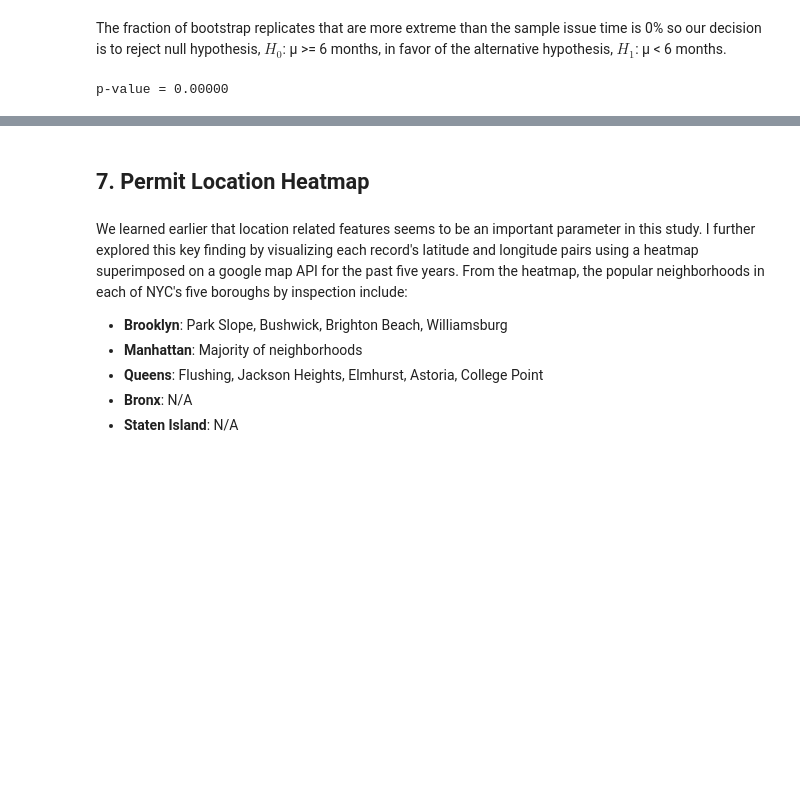
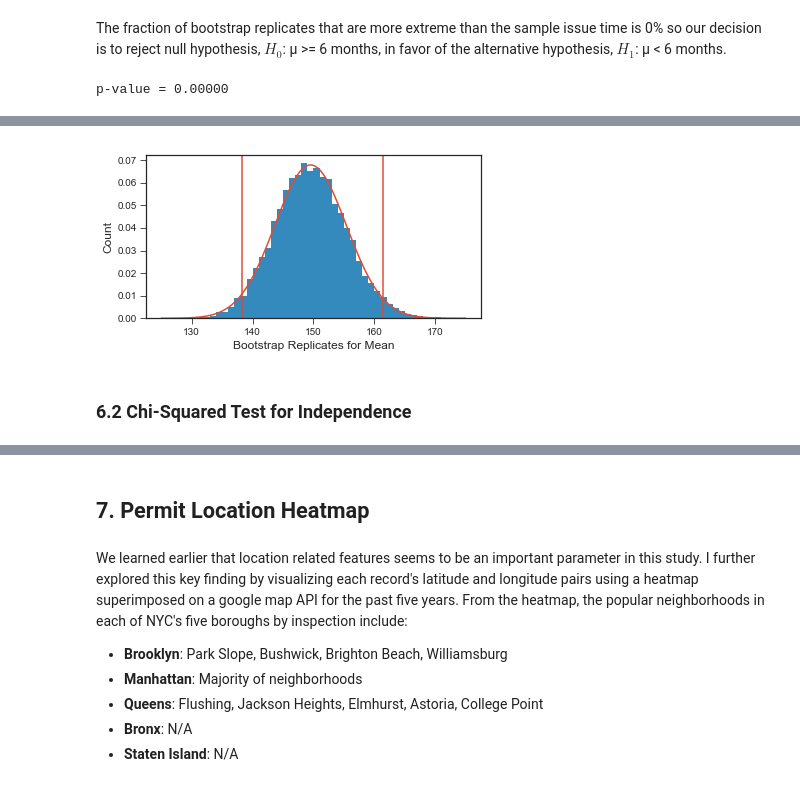
Before and after one commit to dtse91/Springboard, a Jupyter notebook: Capstone 1 Project/Capstone Project 1 Exploratory Data Analysis (EDA).ipynb, the cells around one changed output, grey strips where cells are left out. Saved outputs shown, nothing was run; the diff lists cells and outputs as text; code cells hidden in the pictures; blank space fills up the shorter version.

```diff
--- a/Capstone 1 Project/Capstone Project 1 Exploratory Data Analysis (EDA).ipynb
+++ b/Capstone 1 Project/Capstone Project 1 Exploratory Data Analysis (EDA).ipynb
@@ -280,0 +298,23 @@ print('95% Confidence Interval: ' + str(bootstrap_CI_95))
+# %%
+# Bootstrap approach: Plot distribution of the bootstrap replicates, and also plot the frequentist
+# Parameters for plotting
+plt.figure(figsize=(6,3))
+x = np.linspace(125, 175, 100)
+bs_replicates_mean = np.mean(bs_replicates)
+bs_replicates_std = np.std(bs_replicates)
+pdf = stats.norm.pdf(x, bs_replicates_mean, bs_replicates_std)
+
+# Plot
+plt.plot(x, pdf)
+plt.hist(bs_replicates, range = [125, 175], bins=50, normed=True) # set normed true because we are comparing to a pdf
+plt.axvline(x=bootstrap_CI_95[0])
+plt.axvline(x=bootstrap_CI_95[1])
+
+# Axis Labels
+plt.ylabel('Count')
+plt.xlabel('Bootstrap Replicates for Mean')
+plt.show()
+# %% [output]
+[figure, added]
+# %% [markdown]
+### 6.2 Chi-Squared Test for Independence
```
Also changed, not shown: parts of 21 cells of this notebook.
